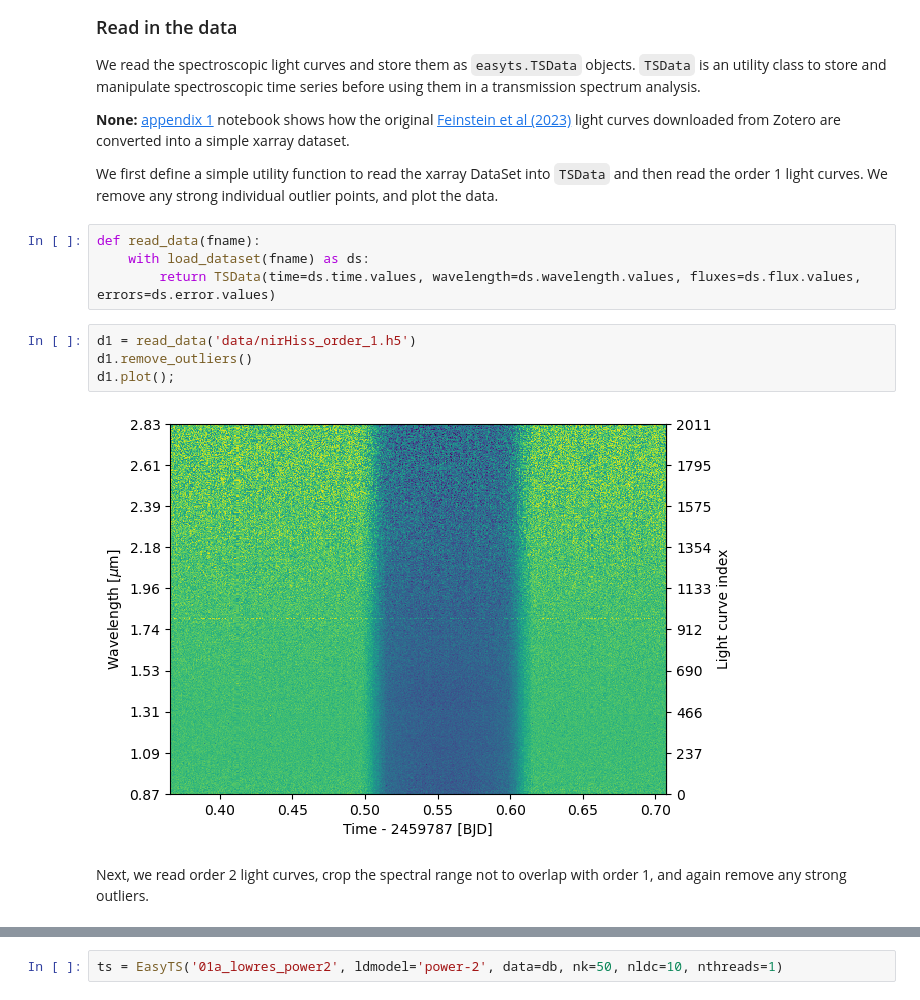
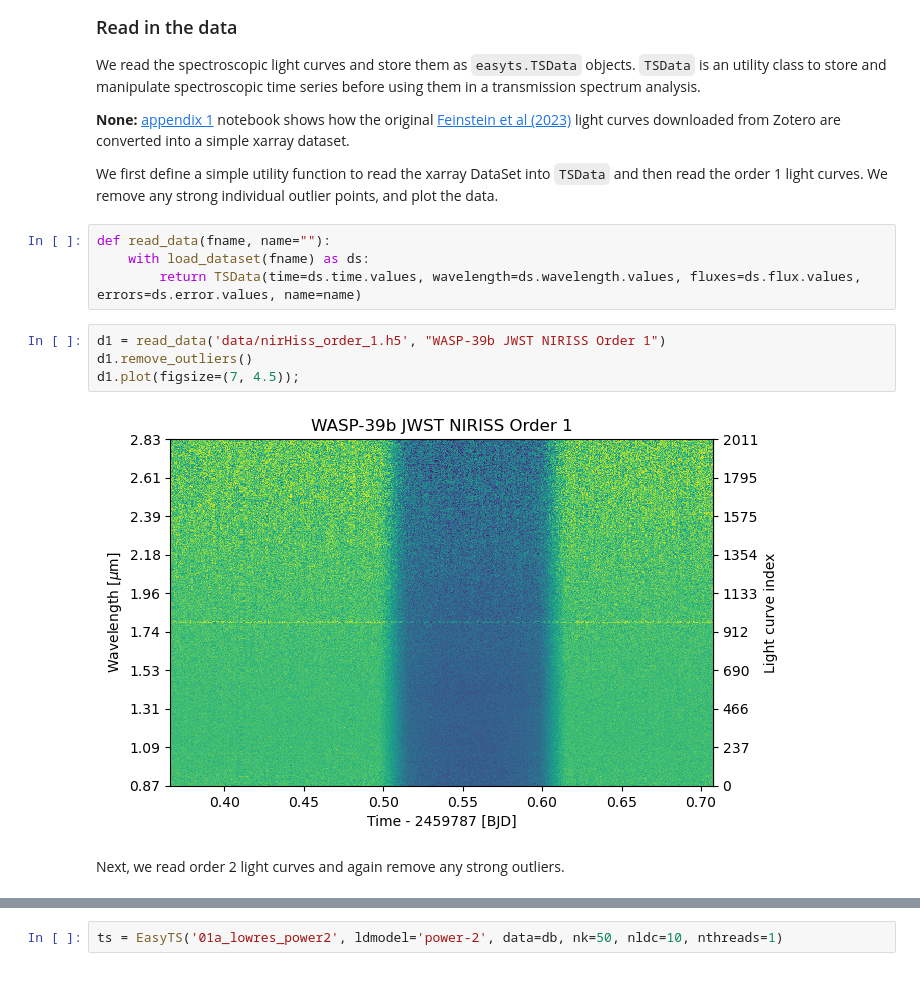
Before and after one commit to hpparvi/ExoIris, a Jupyter notebook: doc/source/examples/e01/01a_not_so_short_intro.ipynb, the cells around one changed output, grey strips where cells are left out. Saved outputs shown, nothing was run; the diff lists cells and outputs as text.

```diff
--- a/doc/source/examples/e01/01a_not_so_short_intro.ipynb
+++ b/doc/source/examples/e01/01a_not_so_short_intro.ipynb
@@ -31,15 +40,15 @@ We read the spectroscopic light curves and store them as `easyts.TSData` objects
 
 We first define a simple utility function to read the xarray DataSet into `TSData` and then read the order 1 light curves. We remove any strong individual outlier points, and plot the data.
 # %%
-def read_data(fname):
+def read_data(fname, name=""):
     with load_dataset(fname) as ds:
-        return TSData(time=ds.time.values, wavelength=ds.wavelength.values, fluxes=ds.flux.values, errors=ds.error.values)
+        return TSData(time=ds.time.values, wavelength=ds.wavelength.values, fluxes=ds.flux.values, errors=ds.error.values, name=name)
 # %%
-d1 = read_data('data/nirHiss_order_1.h5')
+d1 = read_data('data/nirHiss_order_1.h5', "WASP-39b JWST NIRISS Order 1")
 d1.remove_outliers()
-d1.plot();
+d1.plot(figsize=(7, 4.5));
 # %% [output]
-[figure, old version]
+[figure, new version]
 # %% [markdown]
-Next, we read order 2 light curves, crop the spectral range not to overlap with order 1, and again remove any strong outliers.
+Next, we read order 2 light curves and again remove any strong outliers.
 # %%
```
Also changed, not shown: parts of 22 cells of this notebook.
